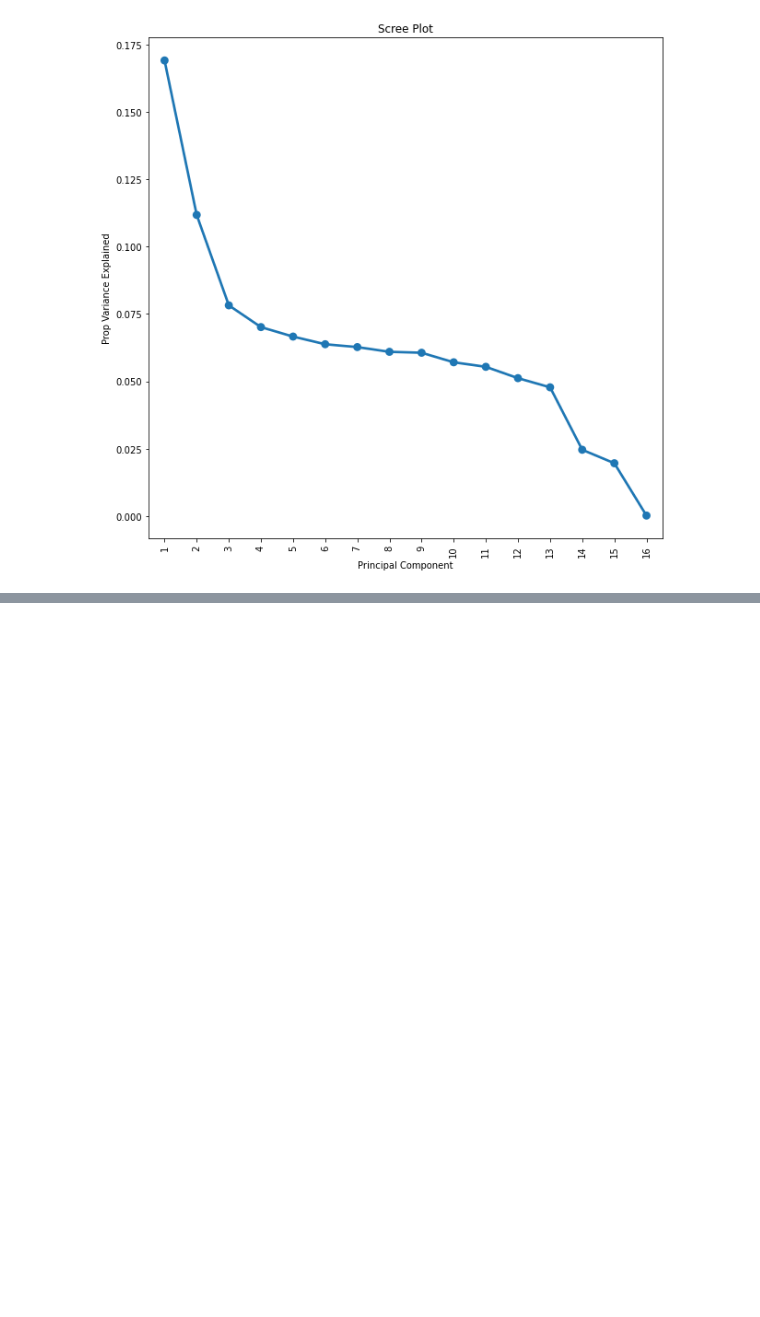
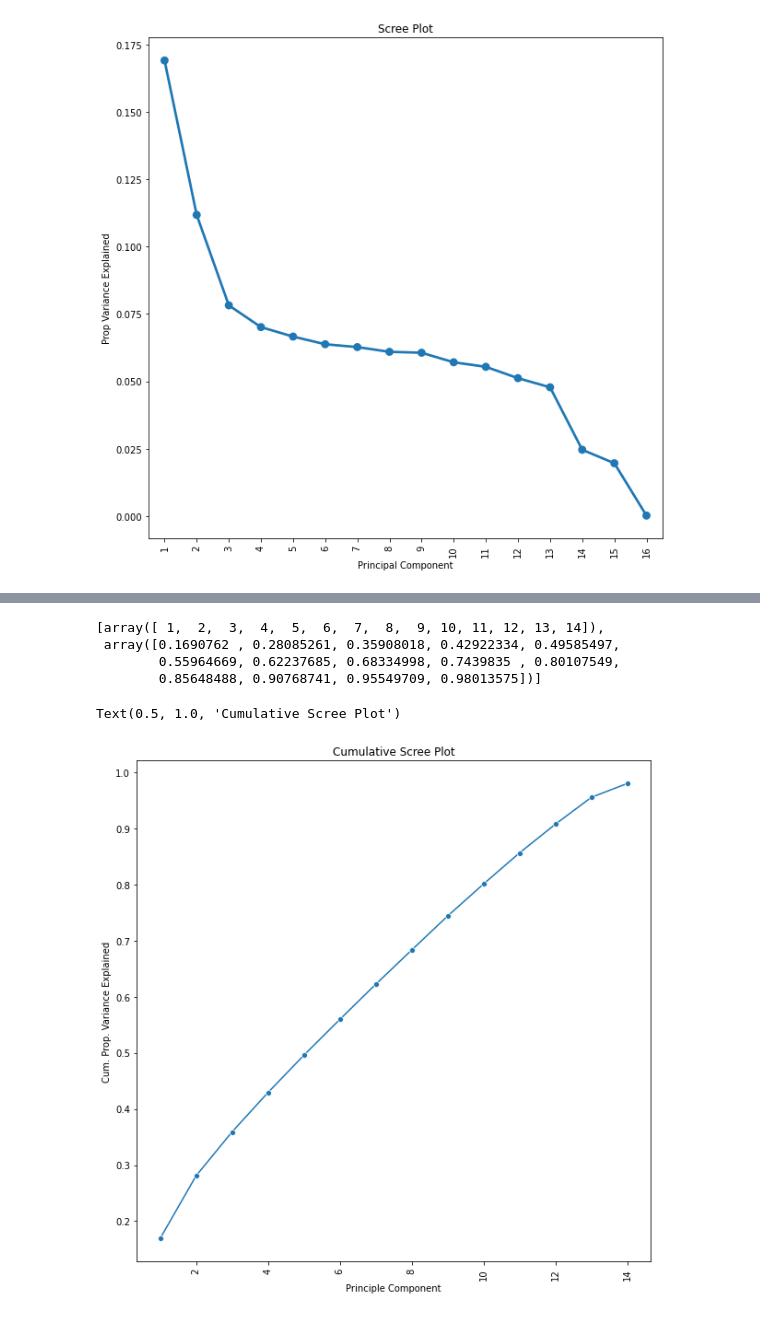
Before and after one commit to jeremylee73/ix-sendy-logistics, a Jupyter notebook: sendy-logistics.ipynb, the cells around one changed output, grey strips where cells are left out. Drawn from its saved outputs; the diff is of its cells as text; code cells hidden in the pictures; blank space fills up the shorter version.

Commit message:
Added cumulative scree plot

```diff
--- a/sendy-logistics.ipynb
+++ b/sendy-logistics.ipynb
@@ -123,3 +126,25 @@ pca.explained_variance_ratio_[:14].sum()
+# %%
+y = pca.explained_variance_ratio_[:14].cumsum()
+x = np.arange(15)[1:]
+[x,y]
+# %% [output]
+[array([ 1,  2,  3,  4,  5,  6,  7,  8,  9, 10, 11, 12, 13, 14]),
+ array([0.1690762 , 0.28085261, 0.35908018, 0.42922334, 0.49585497,
+        0.55964669, 0.62237685, 0.68334998, 0.7439835 , 0.80107549,
+        0.85648488, 0.90768741, 0.95549709, 0.98013575])]
+# %%
+# cumulative variance explained
+
+y = pca.explained_variance_ratio_[:14].cumsum()
+x = np.arange(15)[1:]
+cum_data = pd.DataFrame({'Principle Component':x, 'Cum. Prop. Variance Explained':y})
+
+plt.figure(figsize=(10,10))
+plt.xticks(rotation = 90)
+sns.lineplot(x='Principle Component', y='Cum. Prop. Variance Explained', data = cum_data, marker='o').set_title("Cumulative Scree Plot")
+# %% [output]
+Text(0.5, 1.0, 'Cumulative Scree Plot')
+[figure, added]
 # %%
 train_pcs = pc_scores.iloc[:,:14]
 train_pcs.head()
```
Also changed, not shown: parts of 2 cells of this notebook.
